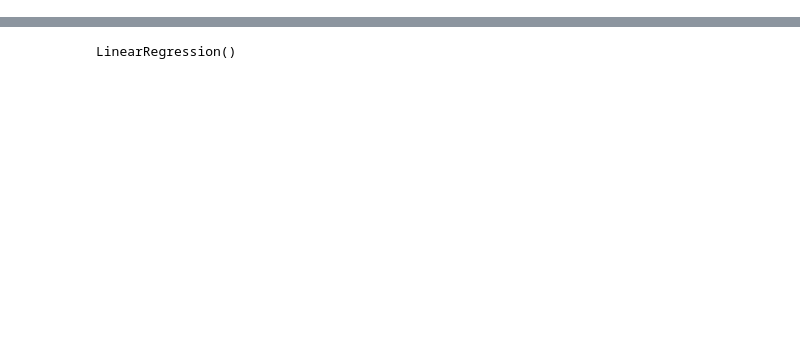
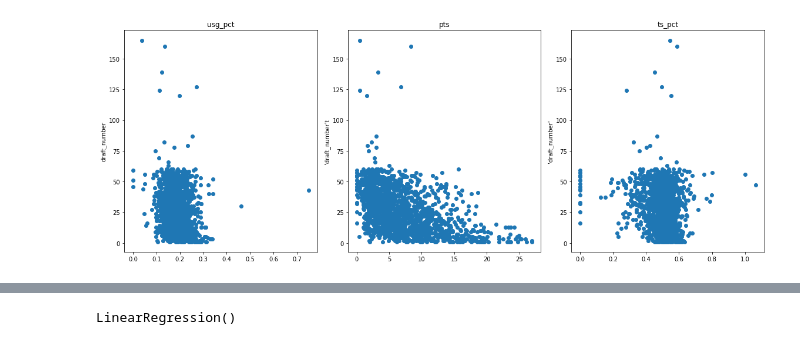
Before and after one commit to RafaSzl/NBA_players_analysis, a Jupyter notebook: nba_project.ipynb, the cells around one changed output, grey strips where cells are left out. Saved outputs shown, nothing was run; the diff lists cells and outputs as text; code cells hidden in the pictures; blank space fills up the shorter version.

```diff
--- a/nba_project.ipynb
+++ b/nba_project.ipynb
@@ -16,6 +16,23 @@ df_with_undrafted = df[df['draft_number'] == 0]
 df_only_drafted_players = df.drop(index=df_with_undrafted.index)
 # group by name
 drafted_players_grouped = df_only_drafted_players.groupby('player_name').mean()
+# %%
+fig,axes = plt.subplots(nrows=1,ncols=3,figsize=(16,6))
+
+axes[0].plot(drafted_players_grouped['usg_pct'],drafted_players_grouped['draft_number'],'o')
+axes[0].set_ylabel("draft_number")
+axes[0].set_title("usg_pct")
+
+axes[1].plot(drafted_players_grouped['pts'],drafted_players_grouped['draft_number'],'o')
+axes[1].set_title("pts")
+axes[1].set_ylabel("'draft_number't")
+
+axes[2].plot(drafted_players_grouped['ts_pct'],drafted_players_grouped['draft_number'],'o')
+axes[2].set_title("ts_pct");
+axes[2].set_ylabel("'draft_number'")
+plt.tight_layout();
+# %% [output]
+[figure, added]
 # %%
 # separate into features and labels so we will create 2 matrixes
 # features - remaining columns that are not your label column
```
Also changed, not shown: parts of 17 cells of this notebook, 1 other file.
